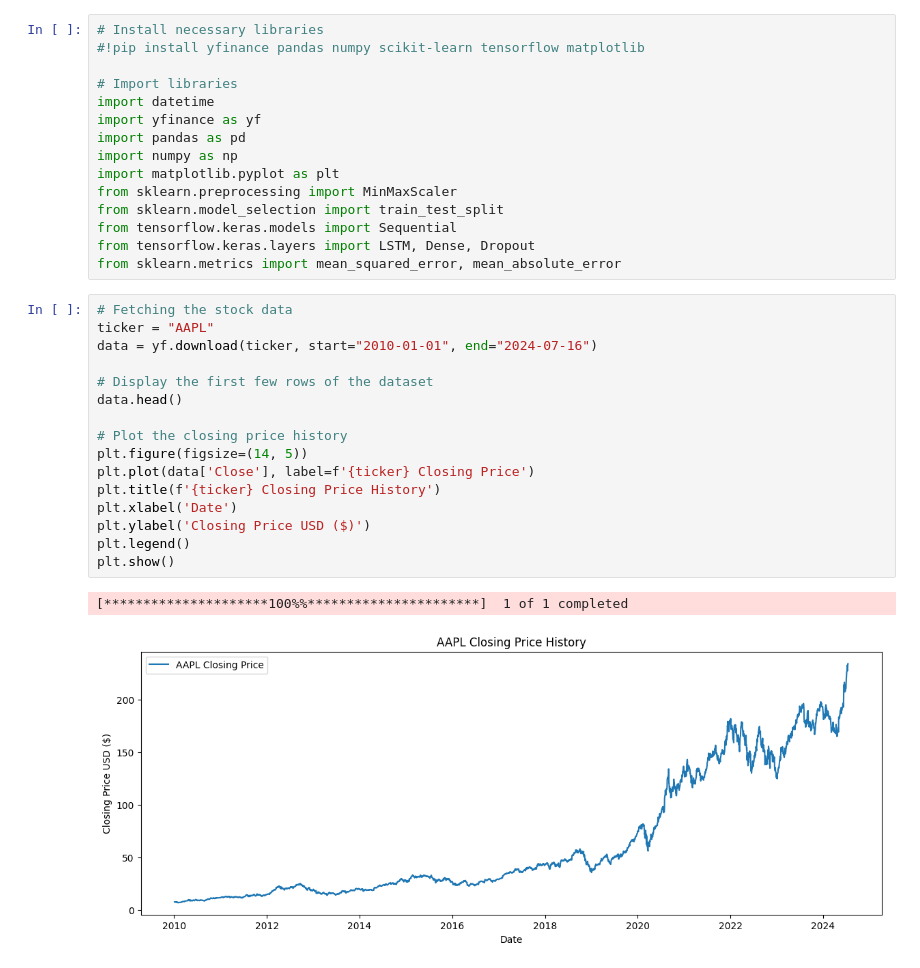
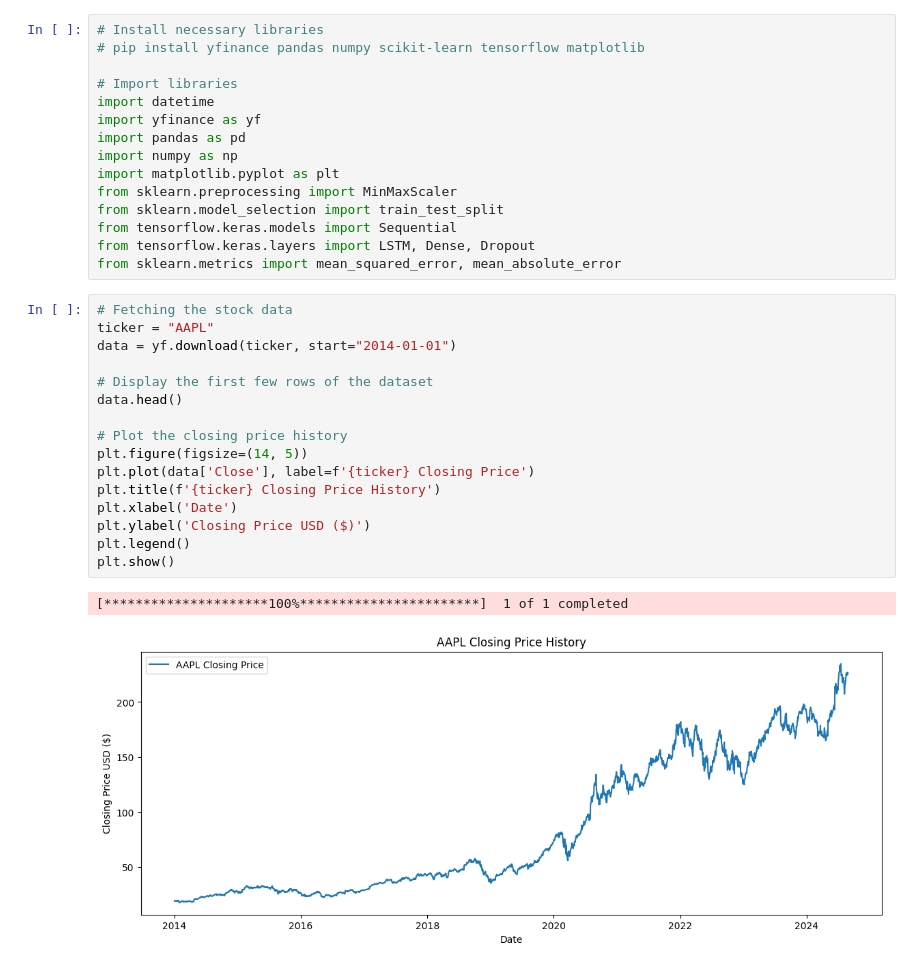
Before and after one commit to adirathodd/StockPrediction, a Jupyter notebook: Stock_Price_Prediction.ipynb, the cells around one changed output. Saved outputs shown, nothing was run; the diff lists cells and outputs as text.

```diff
--- a/Stock_Price_Prediction.ipynb
+++ b/Stock_Price_Prediction.ipynb
@@ -1,6 +1,6 @@
 # %%
 # Install necessary libraries
-#!pip install yfinance pandas numpy scikit-learn tensorflow matplotlib
+# pip install yfinance pandas numpy scikit-learn tensorflow matplotlib
 
 # Import libraries
 import datetime
@@ -16,21 +16,21 @@ from sklearn.metrics import mean_squared_error, mean_absolute_error
 # %%
 # Fetching the stock data
 ticker = "AAPL"
-data = yf.download(ticker, start="2010-01-01", end="2024-07-16")
+data = yf.download(ticker, start="2014-01-01")
 
 # Display the first few rows of the dataset
 data.head()
 
 # Plot the closing price history
 plt.figure(figsize=(14, 5))
 plt.plot(data['Close'], label=f'{ticker} Closing Price')
 plt.title(f'{ticker} Closing Price History')
 plt.xlabel('Date')
 plt.ylabel('Closing Price USD ($)')
 plt.legend()
 plt.show()
 # %% [output]
-[*********************100%%**********************]  1 of 1 completed
+[*********************100%***********************]  1 of 1 completed
-[figure, old version]
+[figure, new version]
 # %%
 # Adding a relative strength index (RSI) feature
```
Also changed, not shown: parts of 7 cells of this notebook, 1 other file.
